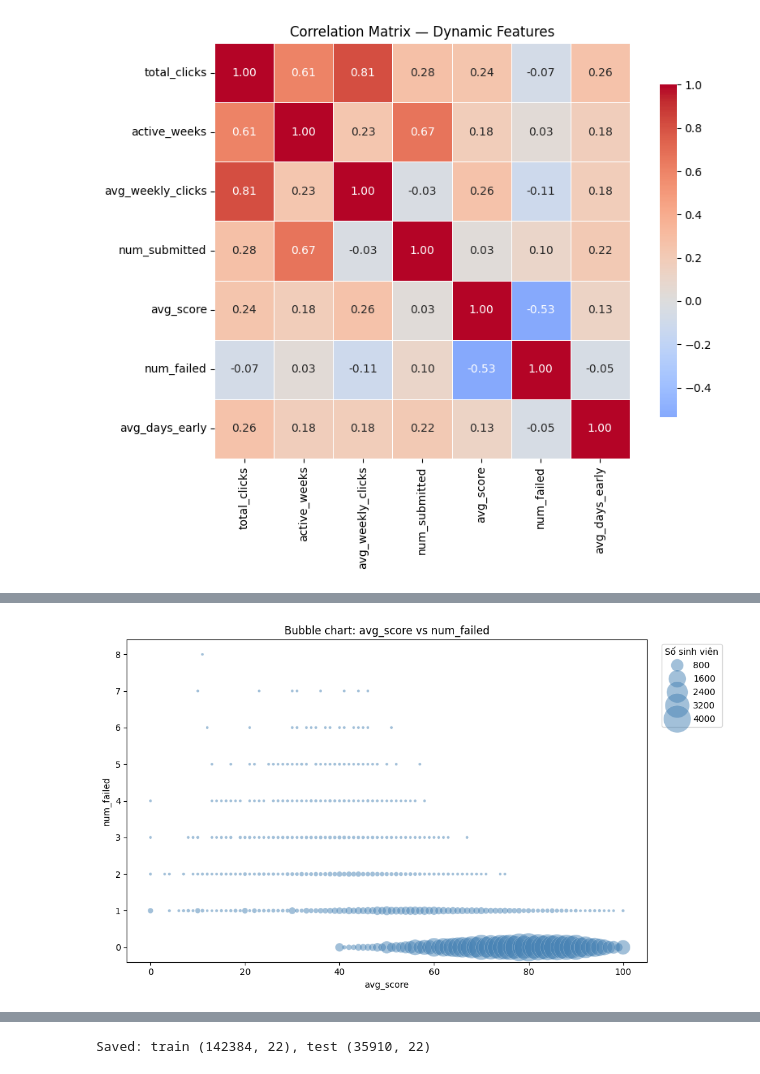
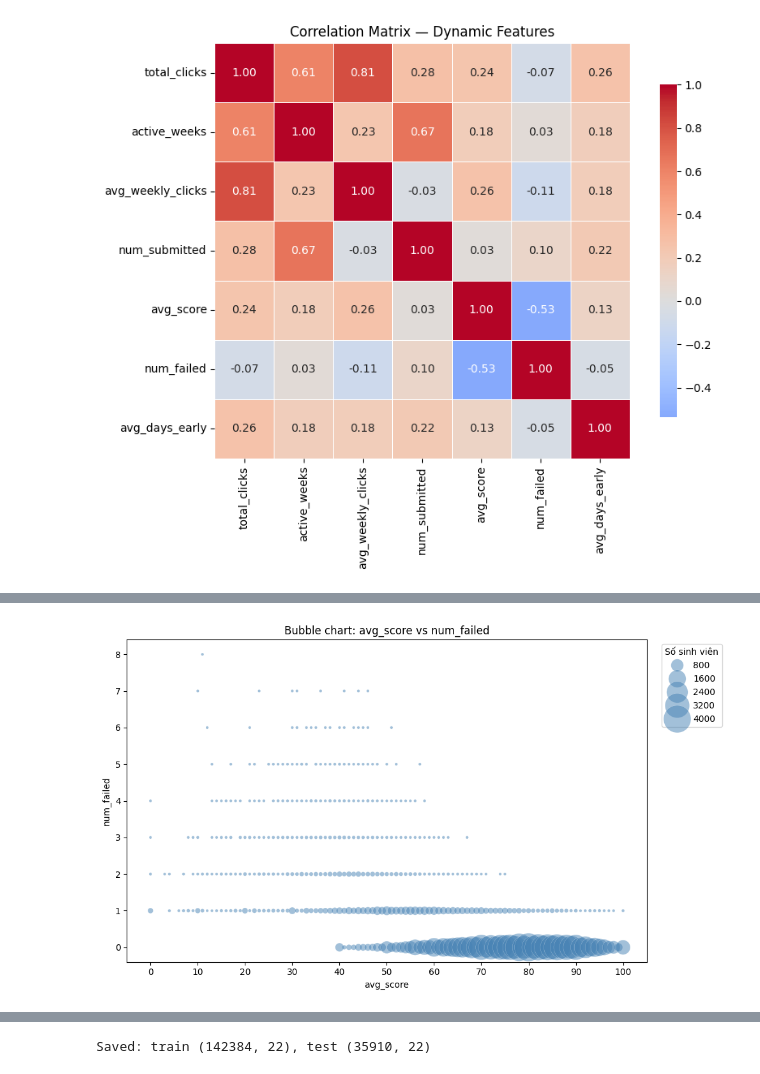
Before and after one commit to thiennguyen37-qn/early-academic-risk-warning, a Jupyter notebook: notebooks/EDA.ipynb, the cells around one changed output, grey strips where cells are left out. Cells and saved outputs as stored; diff of their text form; code cells hidden in the pictures.

```diff
--- a/notebooks/EDA.ipynb
+++ b/notebooks/EDA.ipynb
@@ -1164,24 +1238,25 @@ plt.show()
 # %%
 plot_data = (
     dynamic_df
     .assign(avg_score_bin=dynamic_df['avg_score'].round(0))
     .groupby(['avg_score_bin', 'num_failed'])
     .size()
     .reset_index(name='count')
 )
 
 plt.figure(figsize=(10, 6))
 sns.scatterplot(
     x='avg_score_bin', y='num_failed',
     size='count', sizes=(10, 1000),
     alpha=0.5, color='steelblue', legend='brief',
     data=plot_data
 )
 plt.xlabel('avg_score')
 plt.ylabel('num_failed')
+plt.xticks(range(0,101,10))
 plt.title('Bubble chart: avg_score vs num_failed')
 plt.legend(title='Số sinh viên', bbox_to_anchor=(1.02, 1), loc='upper left')
 plt.tight_layout()
 plt.show()
 # %% [output]
-[figure, old version]
+[figure, new version]
```
Also changed, not shown: parts of 24 cells of this notebook.
